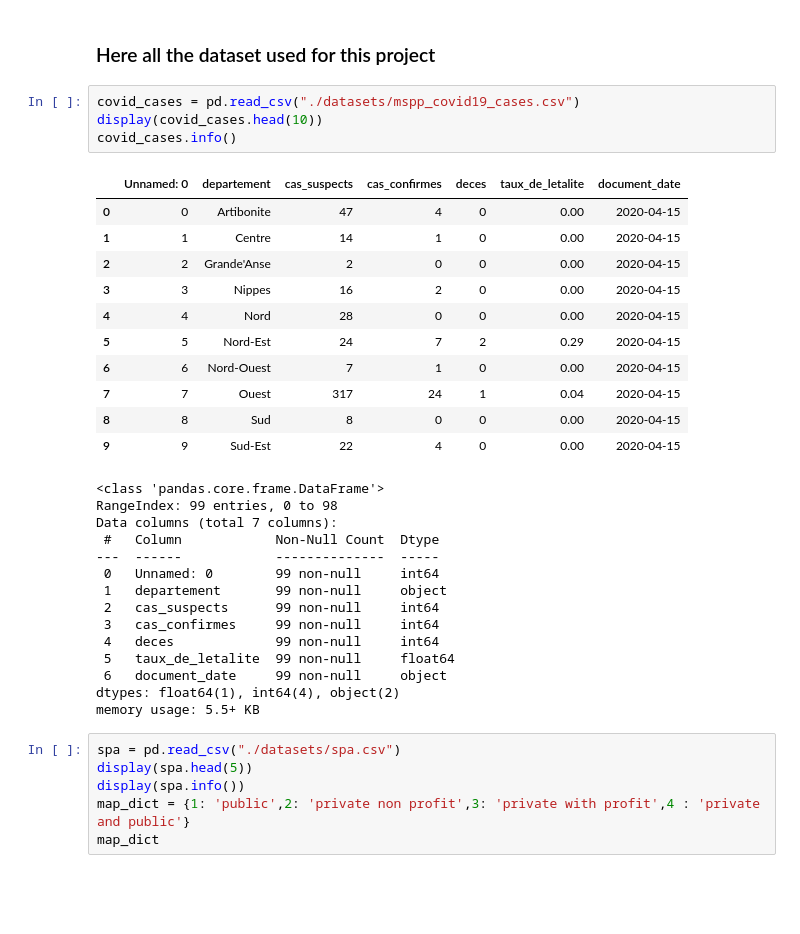
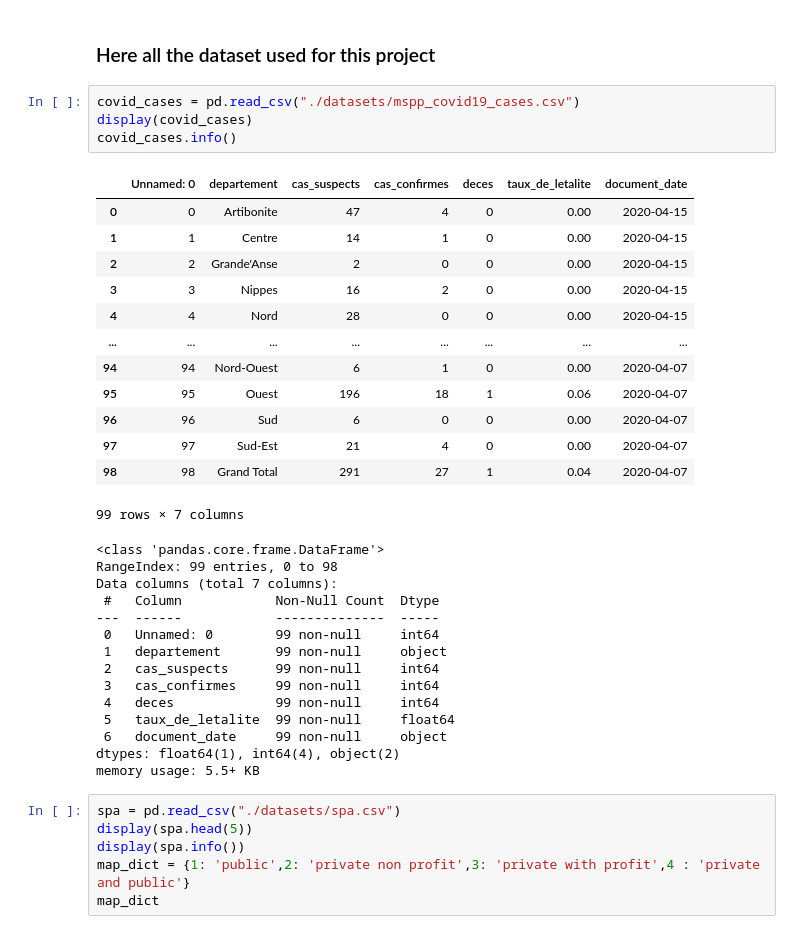
Before and after one commit to kesnel/SQL-and-Power-BI, a Jupyter notebook: sql.ipynb, the cells around one changed output. Saved outputs shown, nothing was run; the diff lists cells and outputs as text; blank space fills up the shorter version.

```diff
--- a/sql.ipynb
+++ b/sql.ipynb
@@ -26,34 +43,36 @@ db_conn = ""
 ### Here all the dataset used for this project
 # %%
 covid_cases = pd.read_csv("./datasets/mspp_covid19_cases.csv")
-display(covid_cases.head(10))
+display(covid_cases)
 covid_cases.info()
 # %% [output]
 |  | Unnamed: 0 | departement | cas_suspects | cas_confirmes | deces | taux_de_letalite | document_date |
 | 0 | 0 | Artibonite | 47 | 4 | 0 | 0.00 | 2020-04-15 |
 | 1 | 1 | Centre | 14 | 1 | 0 | 0.00 | 2020-04-15 |
 | 2 | 2 | Grande'Anse | 2 | 0 | 0 | 0.00 | 2020-04-15 |
 | 3 | 3 | Nippes | 16 | 2 | 0 | 0.00 | 2020-04-15 |
 | 4 | 4 | Nord | 28 | 0 | 0 | 0.00 | 2020-04-15 |
-| 5 | 5 | Nord-Est | 24 | 7 | 2 | 0.29 | 2020-04-15 |
-| 6 | 6 | Nord-Ouest | 7 | 1 | 0 | 0.00 | 2020-04-15 |
-| 7 | 7 | Ouest | 317 | 24 | 1 | 0.04 | 2020-04-15 |
-| 8 | 8 | Sud | 8 | 0 | 0 | 0.00 | 2020-04-15 |
-| 9 | 9 | Sud-Est | 22 | 4 | 0 | 0.00 | 2020-04-15 |
+| ... | ... | ... | ... | ... | ... | ... | ... |
+| 94 | 94 | Nord-Ouest | 6 | 1 | 0 | 0.00 | 2020-04-07 |
+| 95 | 95 | Ouest | 196 | 18 | 1 | 0.06 | 2020-04-07 |
+| 96 | 96 | Sud | 6 | 0 | 0 | 0.00 | 2020-04-07 |
+| 97 | 97 | Sud-Est | 21 | 4 | 0 | 0.00 | 2020-04-07 |
+| 98 | 98 | Grand Total | 291 | 27 | 1 | 0.04 | 2020-04-07 |
-<class 'pandas.core.frame.DataFrame'>
-RangeIndex: 99 entries, 0 to 98
-Data columns (total 7 columns):
- #   Column            Non-Null Count  Dtype
----  ------            --------------  -----
- 0   Unnamed: 0        99 non-null     int64
- 1   departement       99 non-null     object
- 2   cas_suspects      99 non-null     int64
- 3   cas_confirmes     99 non-null     int64
- 4   deces             99 non-null     int64
- 5   taux_de_letalite  99 non-null     float64
- 6   document_date     99 non-null     object
-dtypes: float64(1), int64(4), object(2)
-memory usage: 5.5+ KB
+99 rows × 7 columns
+<class 'pandas.core.frame.DataFrame'>
+RangeIndex: 99 entries, 0 to 98
+Data columns (total 7 columns):
+ #   Column            Non-Null Count  Dtype
+---  ------            --------------  -----
+ 0   Unnamed: 0        99 non-null     int64
+ 1   departement       99 non-null     object
+ 2   cas_suspects      99 non-null     int64
+ 3   cas_confirmes     99 non-null     int64
+ 4   deces             99 non-null     int64
+ 5   taux_de_letalite  99 non-null     float64
+ 6   document_date     99 non-null     object
+dtypes: float64(1), int64(4), object(2)
+memory usage: 5.5+ KB
 # %%
 spa = pd.read_csv("./datasets/spa.csv")
 display(spa.head(5))
```
Also changed, not shown: parts of 13 cells of this notebook.
